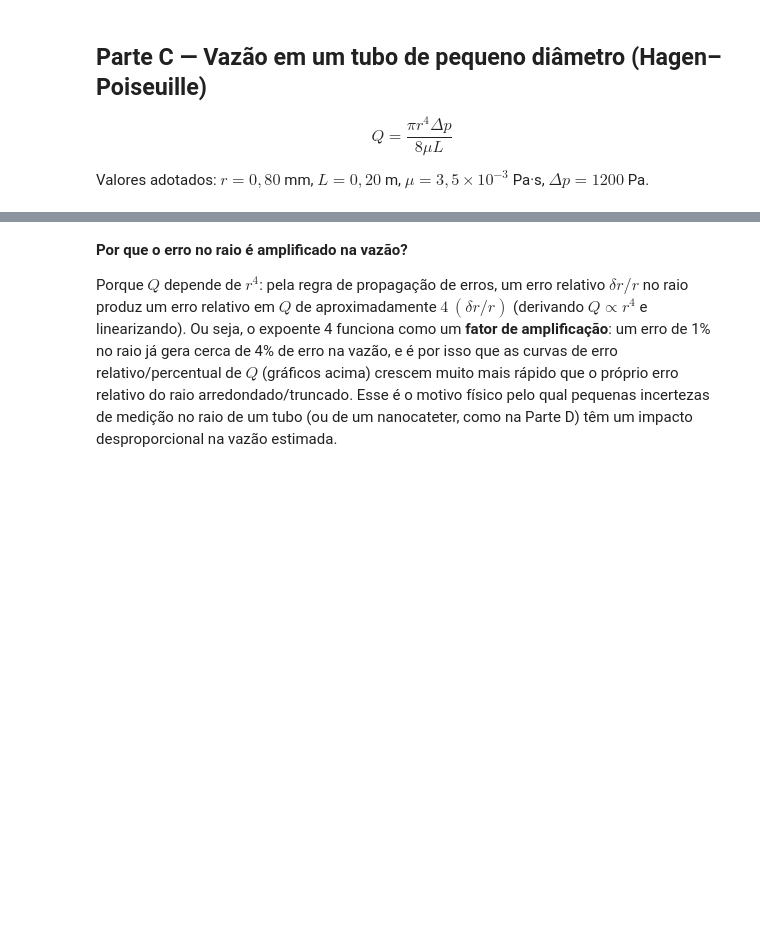
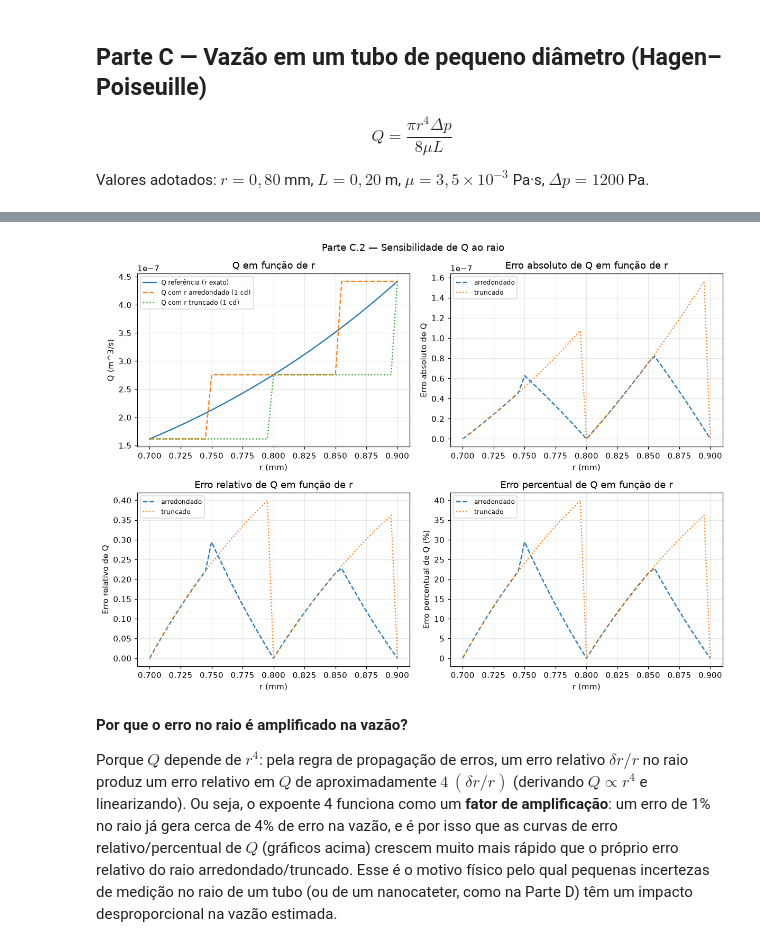
Before and after one commit to lorenzogira/numerical-modeling, a Jupyter notebook: calculo_numerico_atividade_I.ipynb, the cells around one changed output, grey strips where cells are left out. Cells and saved outputs as stored; diff of their text form; code cells hidden in the pictures; blank space fills up the shorter version.

```diff
--- a/calculo_numerico_atividade_I.ipynb
+++ b/calculo_numerico_atividade_I.ipynb
@@ -284,41 +400,63 @@ df_C1
 # %%
 # C.2 — Sensibilidade: variação do raio de 0.70 a 0.90 mm
-r_mm_grid = np.linspace(0.70, 0.90, 41)   # mm
-r_grid = r_mm_grid * 1e-3                 # m
+r_mm_grid = np.linspace(0.70, 0.90, 41)  # mm
+r_grid = r_mm_grid * 1e-3  # m
 
-Q_ref_grid   = vazao_hagen_poiseuille(r_grid, dp_C, mu_C, L_C)
+Q_ref_grid = vazao_hagen_poiseuille(r_grid, dp_C, mu_C, L_C)
 r_arred_grid = arredondar(r_mm_grid, 1) * 1e-3
 r_trunc_grid = truncar(r_mm_grid, 1) * 1e-3
 Q_arred_grid = vazao_hagen_poiseuille(r_arred_grid, dp_C, mu_C, L_C)
 Q_trunc_grid = vazao_hagen_poiseuille(r_trunc_grid, dp_C, mu_C, L_C)
 
-fig, axes = plt.subplots(2, 2, figsize=(11,8))
+fig, axes = plt.subplots(2, 2, figsize=(11, 8))
 
-axes[0,0].plot(r_mm_grid, Q_ref_grid, label='Q referência (r exato)')
-axes[0,0].plot(r_mm_grid, Q_arred_grid, '--', label='Q com r arredondado (1 cd)')
-axes[0,0].plot(r_mm_grid, Q_trunc_grid, ':', label='Q com r truncado (1 cd)')
-axes[0,0].set_xlabel('r (mm)'); axes[0,0].set_ylabel('Q (m^3/s)')
-axes[0,0].set_title('Q em função de r'); axes[0,0].legend(fontsize=8)
+axes[0, 0].plot(r_mm_grid, Q_ref_grid, label="Q referência (r exato)")
+axes[0, 0].plot(r_mm_grid, Q_arred_grid, "--", label="Q com r arredondado (1 cd)")
+axes[0, 0].plot(r_mm_grid, Q_trunc_grid, ":", label="Q com r truncado (1 cd)")
+axes[0, 0].set_xlabel("r (mm)")
+axes[0, 0].set_ylabel("Q (m^3/s)")
+axes[0, 0].set_title("Q em função de r")
+axes[0, 0].legend(fontsize=8)
 
-axes[0,1].plot(r_mm_grid, erro_absoluto(Q_ref_grid, Q_arred_grid), '--', label='arredondado')
-axes[0,1].plot(r_mm_grid, erro_absoluto(Q_ref_grid, Q_trunc_grid), ':', label='truncado')
-axes[0,1].set_xlabel('r (mm)'); axes[0,1].set_ylabel('Erro absoluto de Q')
-axes[0,1].set_title('Erro absoluto de Q em função de r'); axes[0,1].legend(fontsize=8)
+axes[0, 1].plot(
+    r_mm_grid, erro_absoluto(Q_ref_grid, Q_arred_grid), "--", label="arredondado"
+)
+axes[0, 1].plot(
+    r_mm_grid, erro_absoluto(Q_ref_grid, Q_trunc_grid), ":", label="truncado"
+)
+axes[0, 1].set_xlabel("r (mm)")
+axes[0, 1].set_ylabel("Erro absoluto de Q")
+axes[0, 1].set_title("Erro absoluto de Q em função de r")
+axes[0, 1].legend(fontsize=8)
 
-axes[1,0].plot(r_mm_grid, erro_relativo(Q_ref_grid, Q_arred_grid), '--', label='arredondado')
-axes[1,0].plot(r_mm_grid, erro_relativo(Q_ref_grid, Q_trunc_grid), ':', label='truncado')
-axes[1,0].set_xlabel('r (mm)'); axes[1,0].set_ylabel('Erro relativo de Q')
-axes[1,0].set_title('Erro relativo de Q em função de r'); axes[1,0].legend(fontsize=8)
+axes[1, 0].plot(
+    r_mm_grid, erro_relativo(Q_ref_grid, Q_arred_grid), "--", label="arredondado"
+)
+axes[1, 0].plot(
+    r_mm_grid, erro_relativo(Q_ref_grid, Q_trunc_grid), ":", label="truncado"
+)
+axes[1, 0].set_xlabel("r (mm)")
+axes[1, 0].set_ylabel("Erro relativo de Q")
+axes[1, 0].set_title("Erro relativo de Q em função de r")
+axes[1, 0].legend(fontsize=8)
 
-axes[1,1].plot(r_mm_grid, erro_percentual(Q_ref_grid, Q_arred_grid), '--', label='arredondado')
-axes[1,1].plot(r_mm_grid, erro_percentual(Q_ref_grid, Q_trunc_grid), ':', label='truncado')
-axes[1,1].set_xlabel('r (mm)'); axes[1,1].set_ylabel('Erro percentual de Q (%)')
-axes[1,1].set_title('Erro percentual de Q em função de r'); axes[1,1].legend(fontsize=8)
+axes[1, 1].plot(
+    r_mm_grid, erro_percentual(Q_ref_grid, Q_arred_grid), "--", label="arredondado"
+)
+axes[1, 1].plot(
+    r_mm_grid, erro_percentual(Q_ref_grid, Q_trunc_grid), ":", label="truncado"
+)
+axes[1, 1].set_xlabel("r (mm)")
+axes[1, 1].set_ylabel("Erro percentual de Q (%)")
+axes[1, 1].set_title("Erro percentual de Q em função de r")
+axes[1, 1].legend(fontsize=8)
 
-fig.suptitle('Parte C.2 — Sensibilidade de Q ao raio')
+fig.suptitle("Parte C.2 — Sensibilidade de Q ao raio")
 plt.tight_layout()
-plt.savefig('partC_sensibilidade.png', dpi=150)
+plt.savefig("partC_sensibilidade.png", dpi=150)
 plt.show()
+# %% [output]
+[figure, added]
 # %% [markdown]
 **Por que o erro no raio é amplificado na vazão?**
 
```
Also changed, not shown: parts of 18 cells of this notebook, 11 other files.
